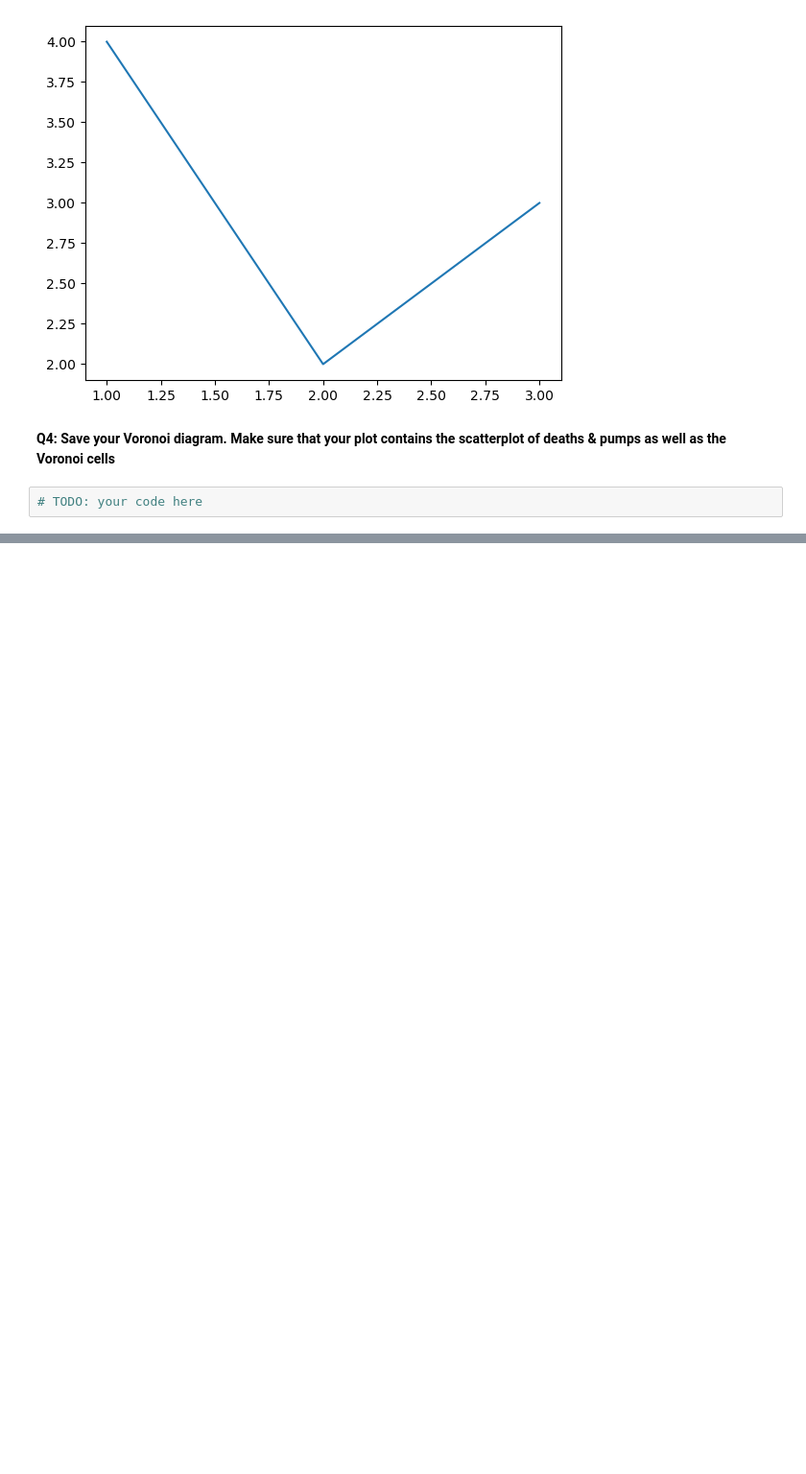
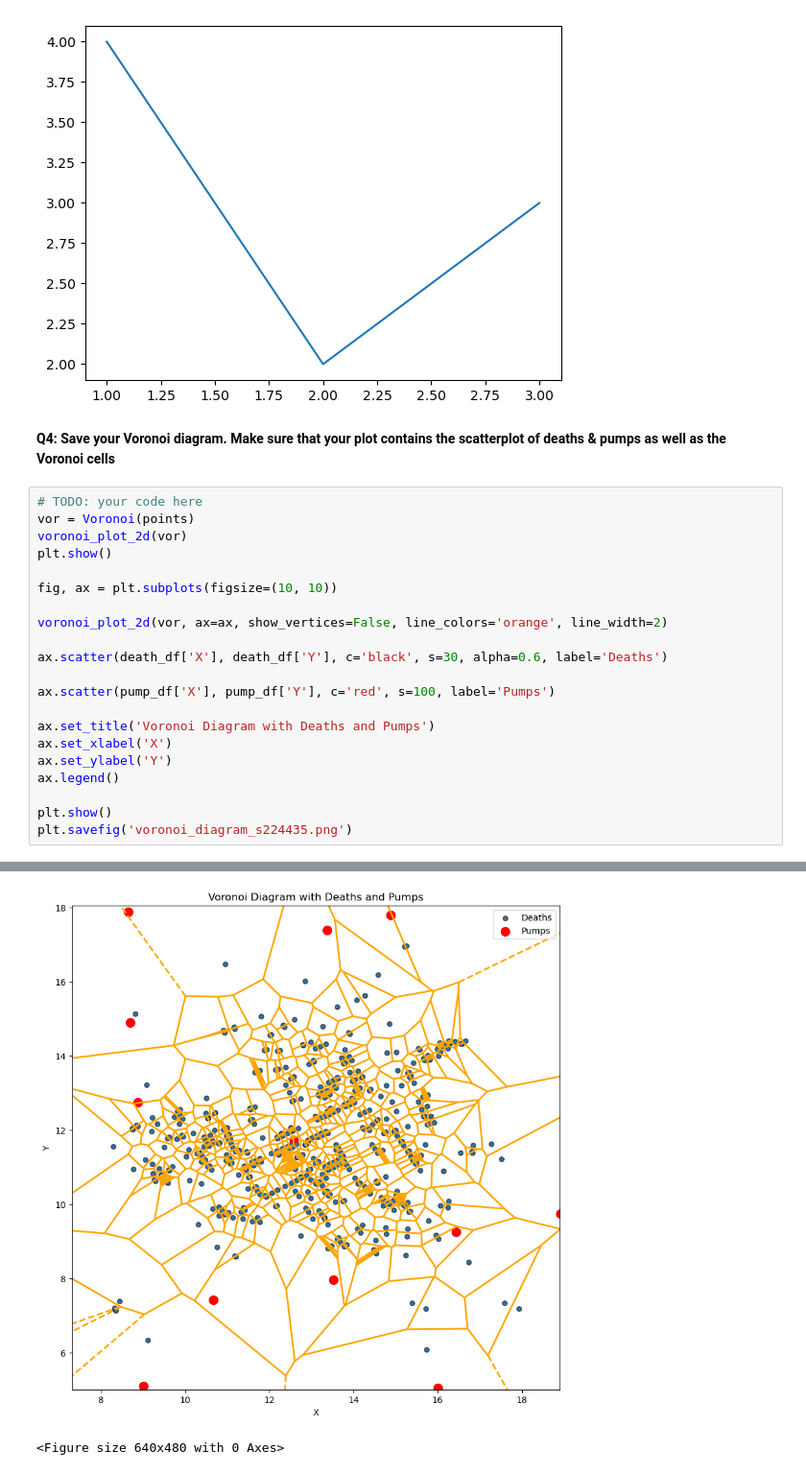
Before and after one commit to katrine8801/Gruppe-2, a Jupyter notebook: Individual work/dsb_s224435.ipynb, the cells around one changed output, grey strips where cells are left out. Shown at 96% size. Drawn from its saved outputs; the diff is of its cells as text; blank space fills up the shorter version.

```diff
--- a/Individual work/dsb_s224435.ipynb
+++ b/Individual work/dsb_s224435.ipynb
@@ -372,5 +375,25 @@ plt.savefig('foo.png')
 [figure]
 # %% [markdown]
 **Q4: Save your Voronoi diagram. Make sure that your plot contains the scatterplot of deaths & pumps as well as the Voronoi cells**
-# %%
-# TODO: your code here
+# %%
+# TODO: your code here
+vor = Voronoi(points)
+voronoi_plot_2d(vor)
+plt.show()
+
+fig, ax = plt.subplots(figsize=(10, 10))
+
+voronoi_plot_2d(vor, ax=ax, show_vertices=False, line_colors='orange', line_width=2)
+
+ax.scatter(death_df['X'], death_df['Y'], c='black', s=30, alpha=0.6, label='Deaths')
+
+ax.scatter(pump_df['X'], pump_df['Y'], c='red', s=100, label='Pumps')
+
+ax.set_title('Voronoi Diagram with Deaths and Pumps')
+ax.set_xlabel('X')
+ax.set_ylabel('Y')
+ax.legend()
+
+plt.show()
+plt.savefig('voronoi_diagram_s224435.png')
+# %% [output]
@@ -376,0 +401,2 @@ plt.savefig('foo.png')
+[figure, added]
+<Figure size 640x480 with 0 Axes>
```
Also changed, not shown: parts of 6 cells of this notebook, 1 other file.
